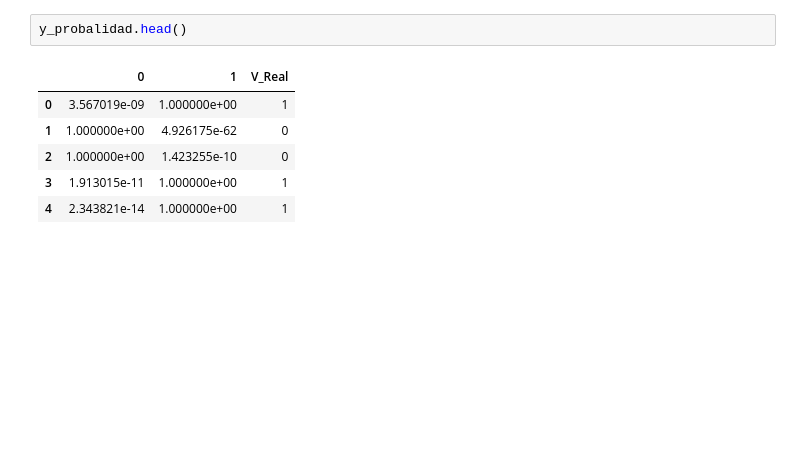
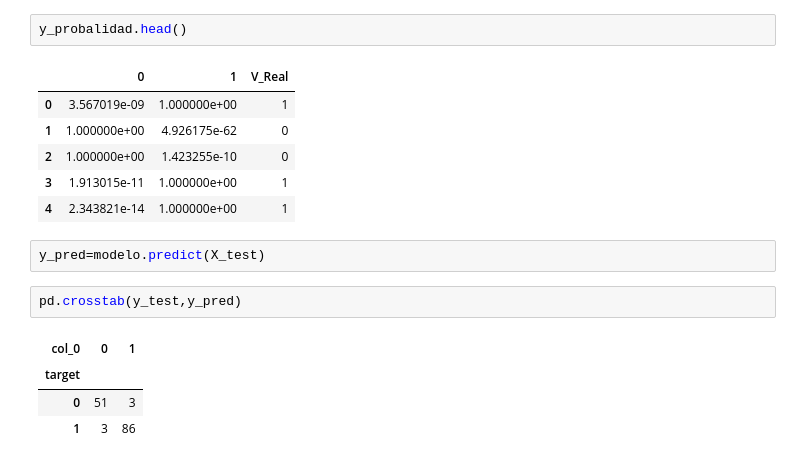
Before and after one commit to jsanz81/Bootcamp_Abril2023, a Jupyter notebook: 05_Machine_Learning/02_Aprendizaje_Supervisado/04_Navie_Bayes/naive_bayes.ipynb, the cells around one changed output. Drawn from its saved outputs; the diff is of its cells as text; blank space fills up the shorter version.

```diff
--- a/05_Machine_Learning/02_Aprendizaje_Supervisado/04_Navie_Bayes/naive_bayes.ipynb
+++ b/05_Machine_Learning/02_Aprendizaje_Supervisado/04_Navie_Bayes/naive_bayes.ipynb
@@ -161,3 +161,12 @@ y_probalidad.head()
 | 2 | 1.000000e+00 | 1.423255e-10 | 0 |
 | 3 | 1.913015e-11 | 1.000000e+00 | 1 |
 | 4 | 2.343821e-14 | 1.000000e+00 | 1 |
+# %%
+y_pred=modelo.predict(X_test)
+# %%
+pd.crosstab(y_test,y_pred)
+# %% [output]
+| col_0 | 0 | 1 |
+| target |  |  |
+| 0 | 51 | 3 |
+| 1 | 3 | 86 |
```
Also changed, not shown: parts of 10 cells of this notebook.
